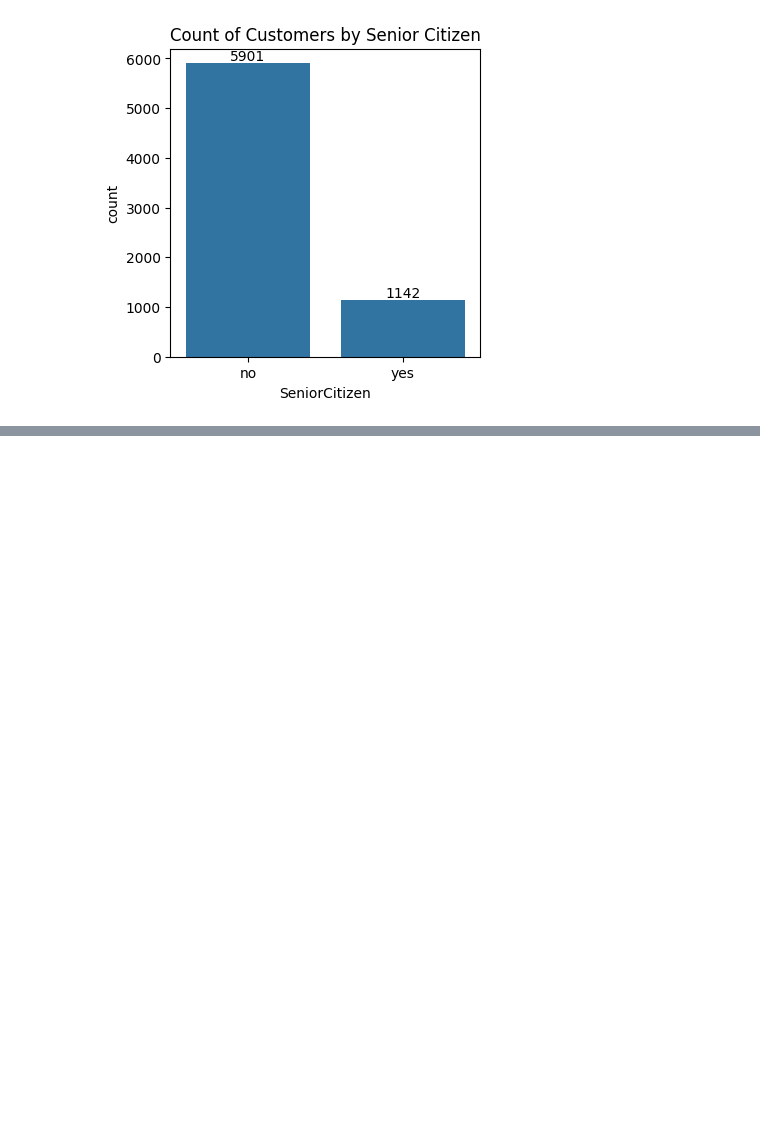
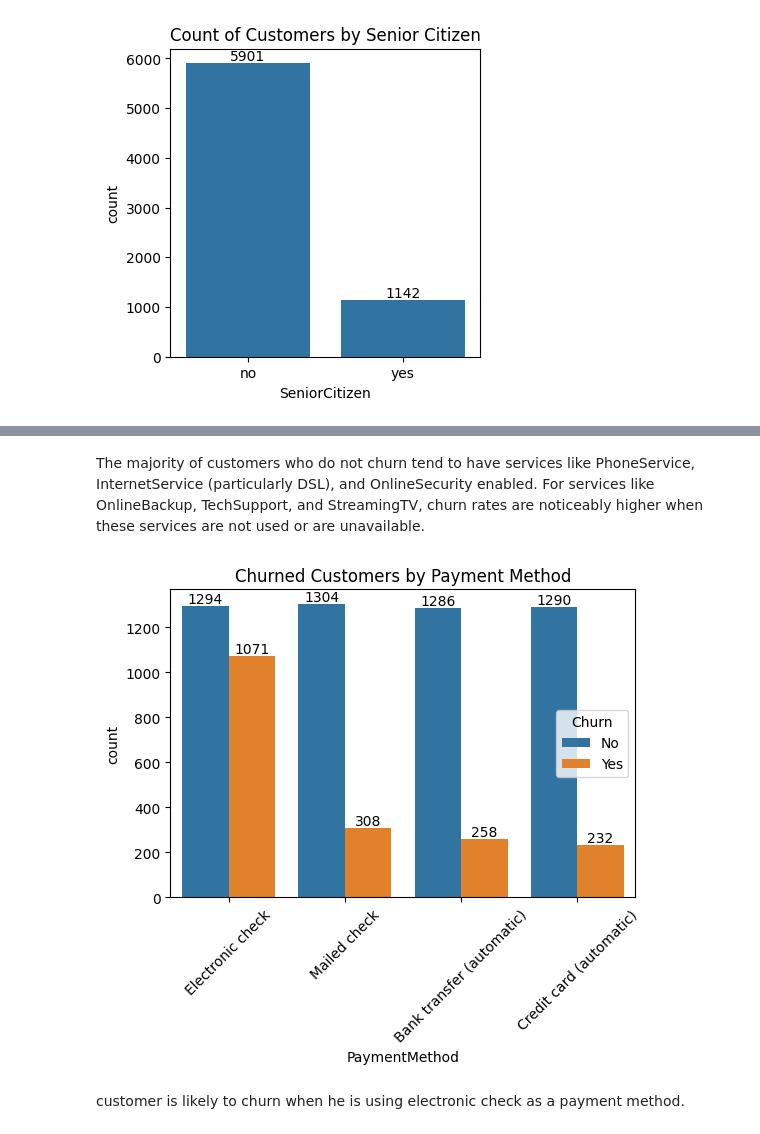
Before and after one commit to Rohit-03-19/DATA-SCIENCE, a Jupyter notebook: project/firstproject.ipynb, the cells around one changed output, grey strips where cells are left out. Cells and saved outputs as stored; diff of their text form; code cells hidden in the pictures; blank space fills up the shorter version.

```diff
--- a/project/firstproject.ipynb
+++ b/project/firstproject.ipynb
@@ -140,0 +200,14 @@ plt.show()
+# %% [markdown]
+The majority of customers who do not churn tend to have services like PhoneService, InternetService (particularly DSL), and OnlineSecurity enabled. For services like OnlineBackup, TechSupport, and StreamingTV, churn rates are noticeably higher when these services are not used or are unavailable.
+# %%
+plt.figure(figsize = (6,4))
+ax = sns.countplot(x = "PaymentMethod", data = df, hue = "Churn")
+ax.bar_label(ax.containers[0])
+ax.bar_label(ax.containers[1])
+plt.title("Churned Customers by Payment Method")
+plt.xticks(rotation = 45)
+plt.show()
+# %% [output]
+[figure, added]
+# %% [markdown]
+customer is likely to churn when he is using electronic check as a payment method.
```
Also changed, not shown: parts of 8 cells of this notebook.
